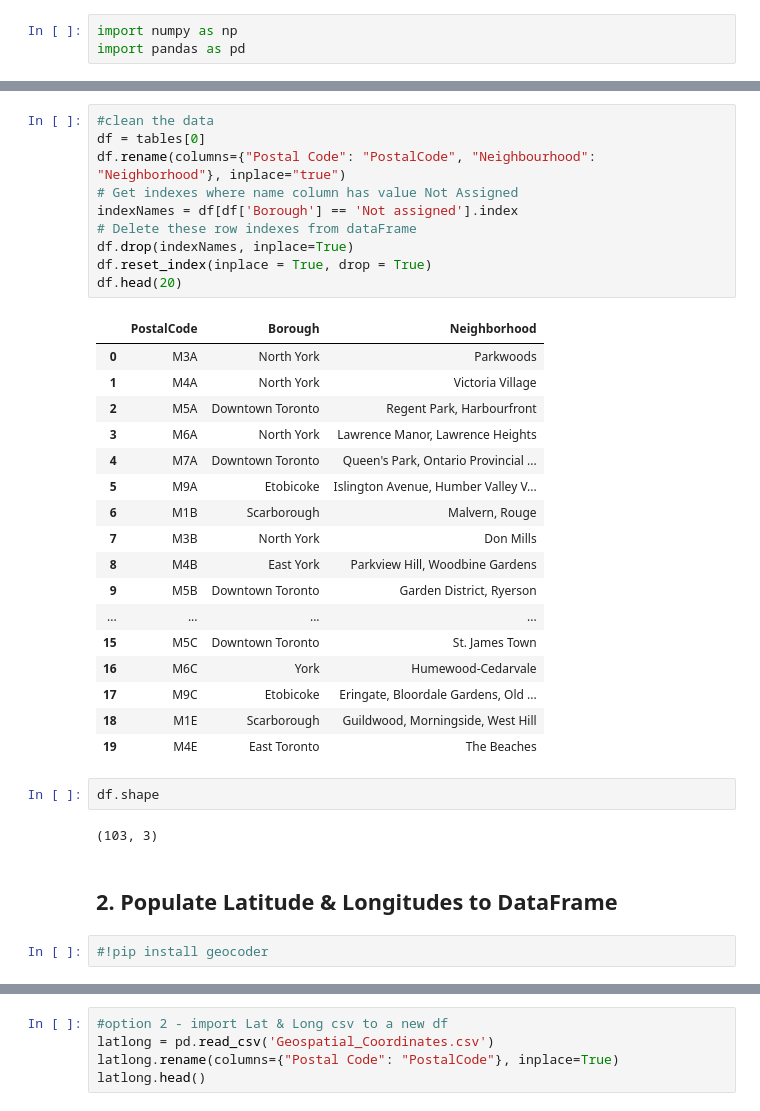
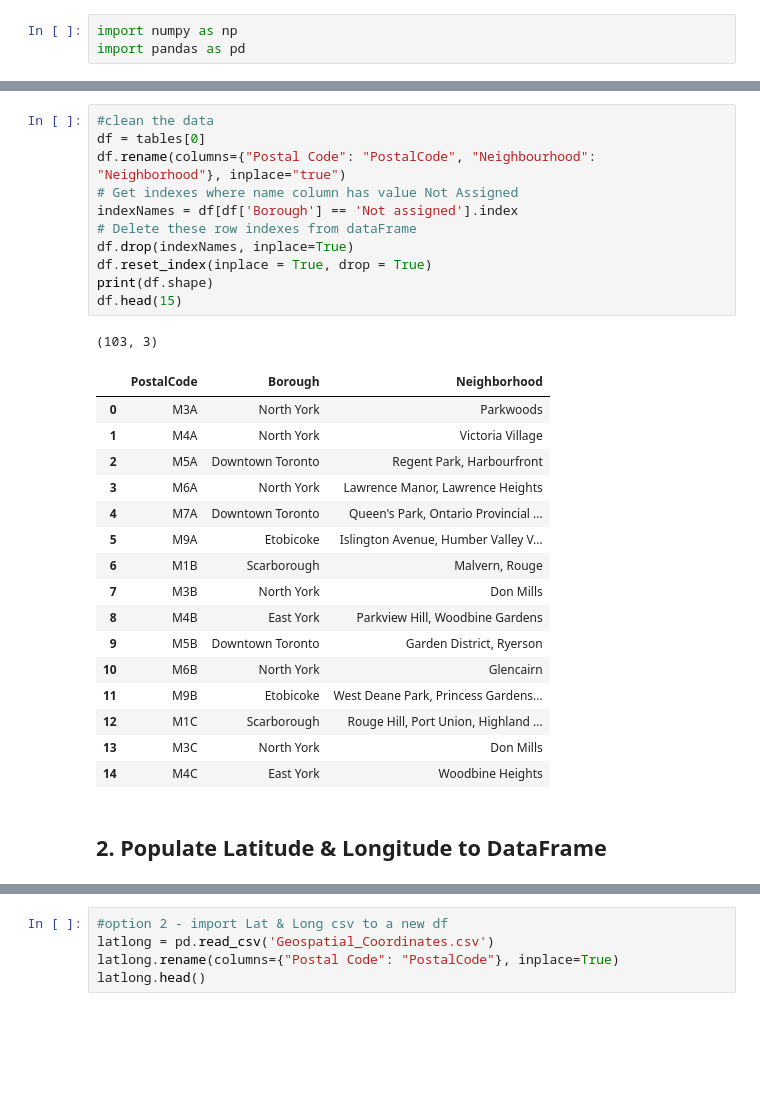
Before and after one commit to bluewaternc/Applied_Data_Science_Capstone, a Jupyter notebook: Toronto Neighborhoods.ipynb, the cells around one changed output, grey strips where cells are left out. Cells and saved outputs as stored; diff of their text form; blank space fills up the shorter version.

```diff
--- a/Toronto Neighborhoods.ipynb
+++ b/Toronto Neighborhoods.ipynb
@@ -33,36 +12,31 @@ print(tables[0])
 # %%
 #clean the data
 df = tables[0]
 df.rename(columns={"Postal Code": "PostalCode", "Neighbourhood": "Neighborhood"}, inplace="true")
 # Get indexes where name column has value Not Assigned
 indexNames = df[df['Borough'] == 'Not assigned'].index
 # Delete these row indexes from dataFrame
 df.drop(indexNames, inplace=True)
 df.reset_index(inplace = True, drop = True)
-df.head(20)
+print(df.shape)
+df.head(15)
 # %% [output]
+(103, 3)
 |  | PostalCode | Borough | Neighborhood |
 | 0 | M3A | North York | Parkwoods |
 | 1 | M4A | North York | Victoria Village |
 | 2 | M5A | Downtown Toronto | Regent Park, Harbourfront |
 | 3 | M6A | North York | Lawrence Manor, Lawrence Heights |
 | 4 | M7A | Downtown Toronto | Queen's Park, Ontario Provincial ... |
 | 5 | M9A | Etobicoke | Islington Avenue, Humber Valley V... |
 | 6 | M1B | Scarborough | Malvern, Rouge |
 | 7 | M3B | North York | Don Mills |
 | 8 | M4B | East York | Parkview Hill, Woodbine Gardens |
 | 9 | M5B | Downtown Toronto | Garden District, Ryerson |
-| ... | ... | ... | ... |
-| 15 | M5C | Downtown Toronto | St. James Town |
-| 16 | M6C | York | Humewood-Cedarvale |
-| 17 | M9C | Etobicoke | Eringate, Bloordale Gardens, Old ... |
-| 18 | M1E | Scarborough | Guildwood, Morningside, West Hill |
-| 19 | M4E | East Toronto | The Beaches |
+| 10 | M6B | North York | Glencairn |
+| 11 | M9B | Etobicoke | West Deane Park, Princess Gardens... |
+| 12 | M1C | Scarborough | Rouge Hill, Port Union, Highland ... |
+| 13 | M3C | North York | Don Mills |
+| 14 | M4C | East York | Woodbine Heights |
-# %%
-df.shape
-# %% [output]
-(103, 3)
 # %% [markdown]
-<h2>2. Populate Latitude & Longitudes to DataFrame</h2>
+<h2>2. Populate Latitude & Longitude to DataFrame</h2>
-# %%
-#!pip install geocoder
```
Also changed, not shown: parts of 32 cells of this notebook.
